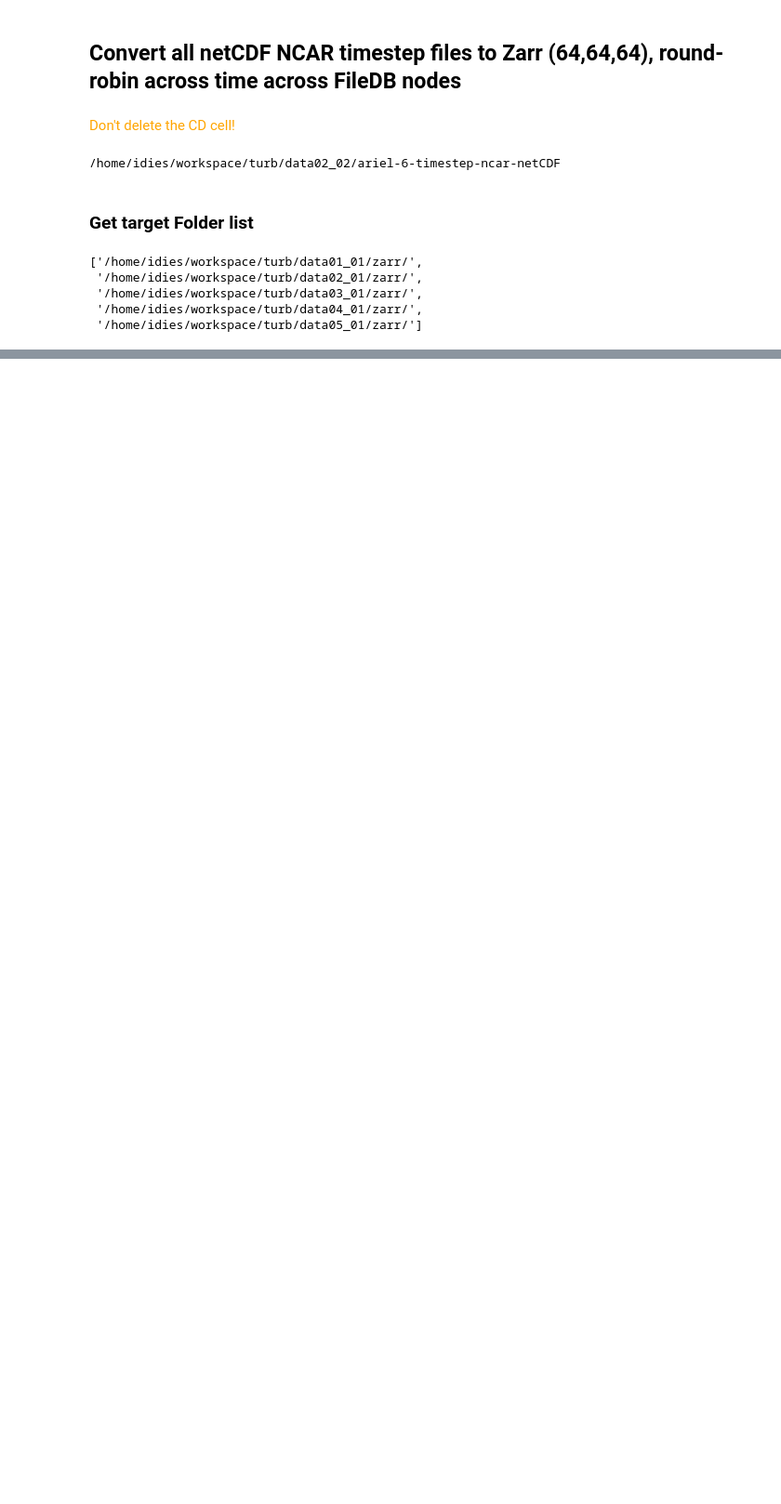
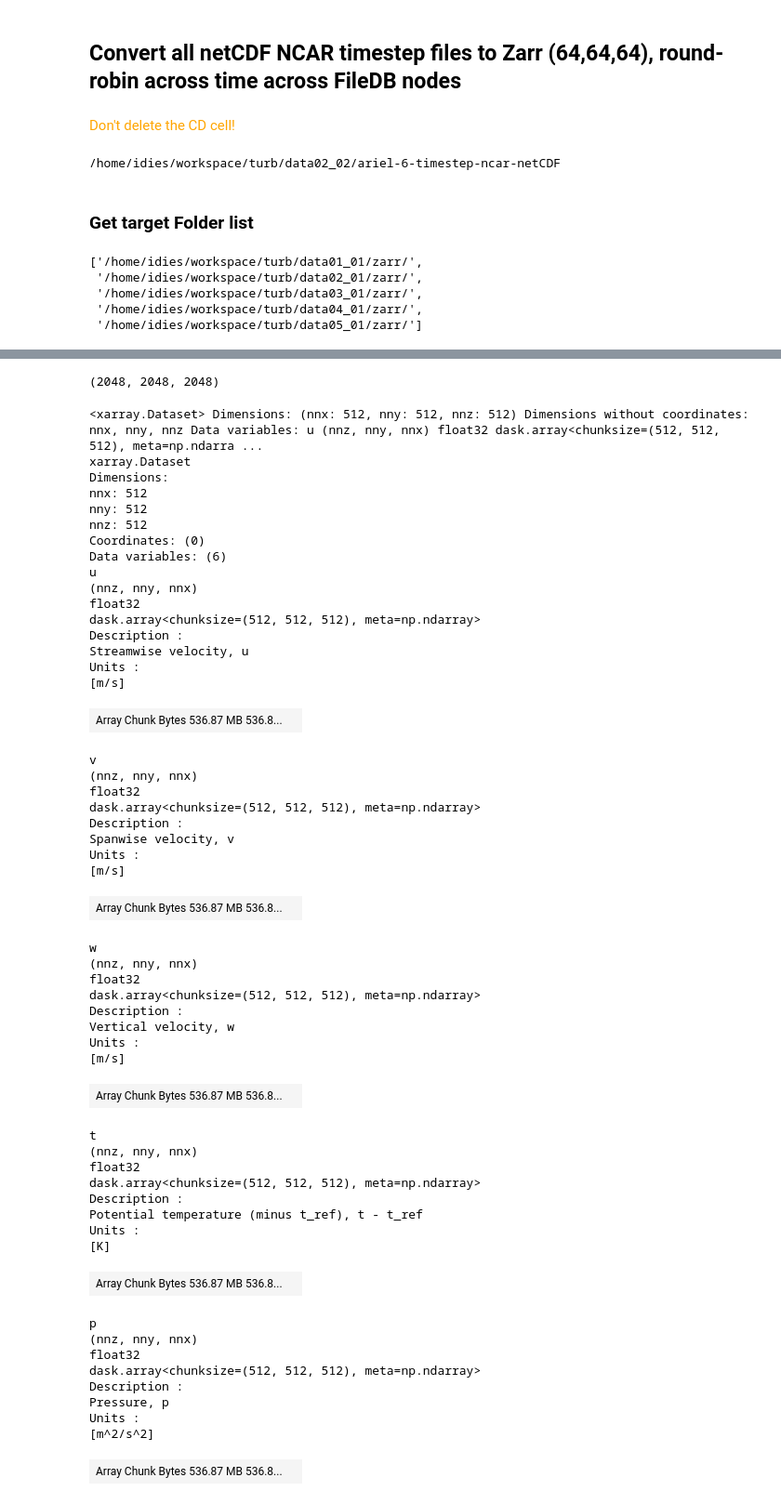
Before and after one commit to ariellubonja/ncar-zarr-code, a Jupyter notebook: zarr_writing/NCAR-to-FileDB-RoundRobin-Zarr.ipynb, the cells around one changed output, grey strips where cells are left out. Shown at 93% size. Saved outputs shown, nothing was run; the diff lists cells and outputs as text; code cells hidden in the pictures; blank space fills up the shorter version.

Commit message:
Add code to split group into 512-size subgroups

```diff
--- a/zarr_writing/NCAR-to-FileDB-RoundRobin-Zarr.ipynb
+++ b/zarr_writing/NCAR-to-FileDB-RoundRobin-Zarr.ipynb
@@ -1,5 +1,7 @@
 # %% [markdown]
 ## Convert all netCDF NCAR timestep files to Zarr (64,64,64), round-robin across time across FileDB nodes
+# %%
+desired_cube_side = 512
 # %%
 !pip install "xarray[complete]"
 # %%
@@ -61,3 +61,6 @@ for file_name in os.listdir(folder_path):
 
         print(file_name)
         i += 1
+# %%
+data_xr = xr.open_dataset("/home/idies/workspace/turb/data02_02/ariel-6-timestep-ncar-netCDF/jhd.000.nc")
+data_xr.info
@@ -63,0 +85,73 @@ for file_name in os.listdir(folder_path):
+# %%
+# split array into multiple smaller arrays (too many chunks in a single directory is slower)
+for i in range(data_xr['e'].shape[0]):
+    for j in range(data_xr['e'].shape[1]):
+        for k in range(data_xr['e'].shape[2]):
+# %% [output]
+(2048, 2048, 2048)
+# %%
+i = 0
+j = 0
+k = 0
+# %%
+chunk = data_xr.isel(
+    nnz=slice(i * desired_cube_side, (i + 1) * desired_cube_side),
+    nny=slice(j * desired_cube_side, (j + 1) * desired_cube_side),
+    nnx=slice(k * desired_cube_side, (k + 1) * desired_cube_side)
+)
+# %%
+chunk
+# %% [output]
+<xarray.Dataset> Dimensions: (nnx: 512, nny: 512, nnz: 512) Dimensions without coordinates: nnx, nny, nnz Data variables: u (nnz, nny, nnx) float32 dask.array<chunksize=(512, 512, 512), meta=np.ndarra ...
+xarray.Dataset
+Dimensions:
+nnx: 512
+nny: 512
+nnz: 512
+Coordinates: (0)
+Data variables: (6)
+u
+(nnz, nny, nnx)
+float32
+dask.array<chunksize=(512, 512, 512), meta=np.ndarray>
+Description :
+Streamwise velocity, u
+Units :
+[m/s]
+| Array Chunk Bytes 536.87 MB 536.8... |  |
+v
+(nnz, nny, nnx)
+float32
+dask.array<chunksize=(512, 512, 512), meta=np.ndarray>
+Description :
+Spanwise velocity, v
+Units :
+[m/s]
+| Array Chunk Bytes 536.87 MB 536.8... |  |
+w
+(nnz, nny, nnx)
+float32
+dask.array<chunksize=(512, 512, 512), meta=np.ndarray>
+Description :
+Vertical velocity, w
+Units :
+[m/s]
+| Array Chunk Bytes 536.87 MB 536.8... |  |
+t
+(nnz, nny, nnx)
+float32
+dask.array<chunksize=(512, 512, 512), meta=np.ndarray>
+Description :
+Potential temperature (minus t_ref), t - t_ref
+Units :
+[K]
+| Array Chunk Bytes 536.87 MB 536.8... |  |
+p
+(nnz, nny, nnx)
+float32
+dask.array<chunksize=(512, 512, 512), meta=np.ndarray>
+Description :
+Pressure, p
+Units :
+[m^2/s^2]
+| Array Chunk Bytes 536.87 MB 536.8... |  |
```
Also changed, not shown: parts of 3 cells of this notebook.
